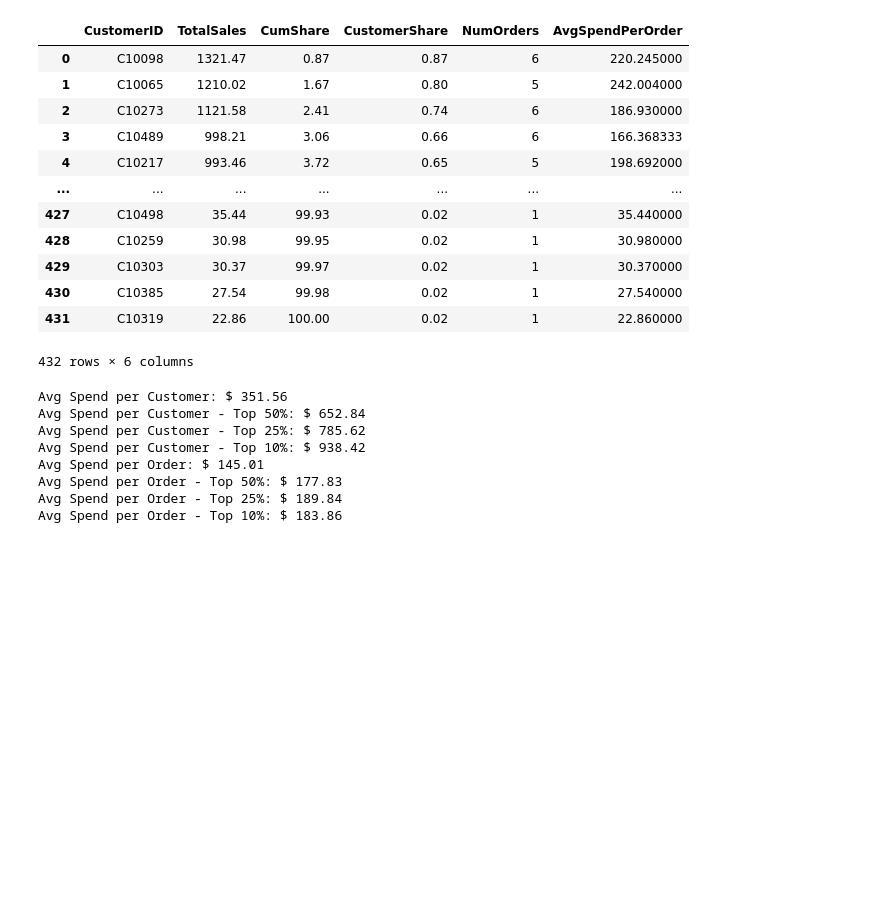
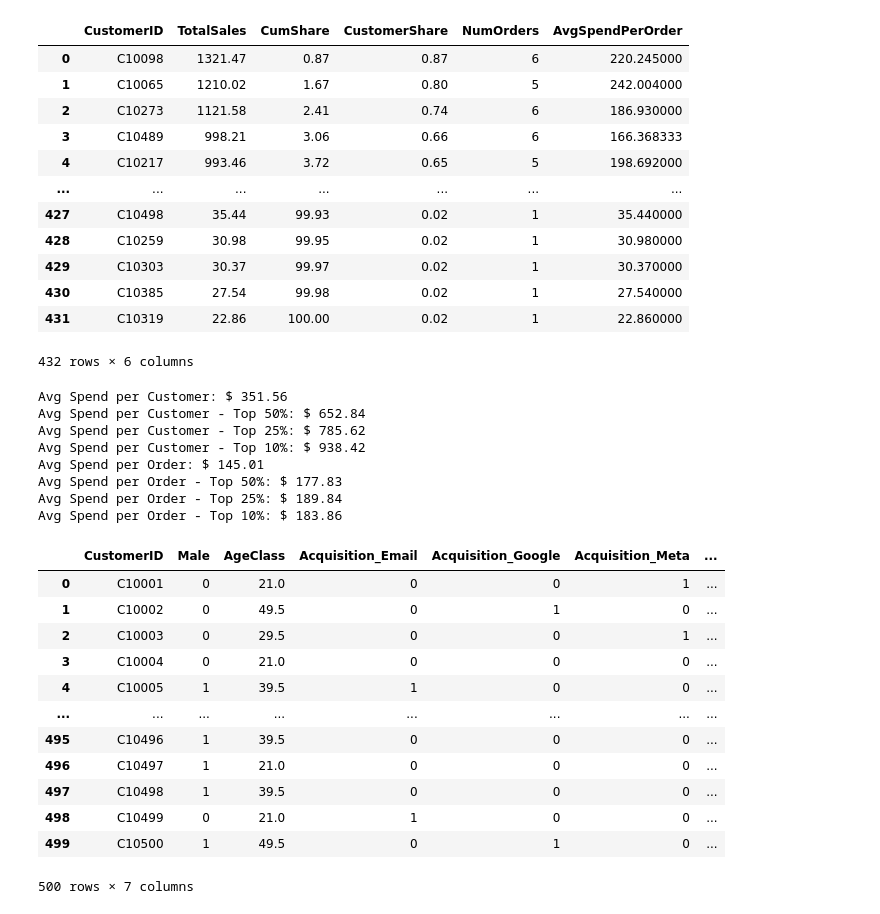
Before and after one commit to DeanDro/StartupMix, a Jupyter notebook: use_case.ipynb, the cells around one changed output. Drawn from its saved outputs; the diff is of its cells as text; code cells hidden in the pictures; blank space fills up the shorter version.

```diff
--- a/use_case.ipynb
+++ b/use_case.ipynb
@@ -138,3 +143,32 @@ Avg Spend per Order: $ 145.01
 Avg Spend per Order - Top 50%: $ 177.83
 Avg Spend per Order - Top 25%: $ 189.84
 Avg Spend per Order - Top 10%: $ 183.86
+# %%
+cluster_data = customers
+cluster_data['Male'] = [1 if x == 'Male' else 0 for x in cluster_data['Gender']]
+# %%
+def avg_age(val):
+    age_range = val['AgeGroup'].split('-')
+    return (int(age_range[0]) + int(age_range[1]))/2
+# %%
+cluster_data['AgeClass'] = 0.0
+for key, value in cluster_data.iterrows():
+    cluster_data.at[key, 'AgeClass'] = avg_age(value)
+# %%
+categorical = pd.get_dummies(cluster_data['Acquisition'], prefix='Acquisition').astype(int)
+cluster_enc = pd.concat([cluster_data[['CustomerID', 'Male', 'AgeClass']], categorical], axis=1)
+cluster_enc
+# %% [output]
+|  | CustomerID | Male | AgeClass | Acquisition_Email | Acquisition_Google | Acquisition_Meta | ... |
+| 0 | C10001 | 0 | 21.0 | 0 | 0 | 1 | ... |
+| 1 | C10002 | 0 | 49.5 | 0 | 1 | 0 | ... |
+| 2 | C10003 | 0 | 29.5 | 0 | 0 | 1 | ... |
+| 3 | C10004 | 0 | 21.0 | 0 | 0 | 0 | ... |
+| 4 | C10005 | 1 | 39.5 | 1 | 0 | 0 | ... |
+| ... | ... | ... | ... | ... | ... | ... | ... |
+| 495 | C10496 | 1 | 39.5 | 0 | 0 | 0 | ... |
+| 496 | C10497 | 1 | 21.0 | 0 | 0 | 0 | ... |
+| 497 | C10498 | 1 | 39.5 | 0 | 0 | 0 | ... |
+| 498 | C10499 | 0 | 21.0 | 1 | 0 | 0 | ... |
+| 499 | C10500 | 1 | 49.5 | 0 | 1 | 0 | ... |
+500 rows × 7 columns
```
Also changed, not shown: parts of 4 cells of this notebook.
